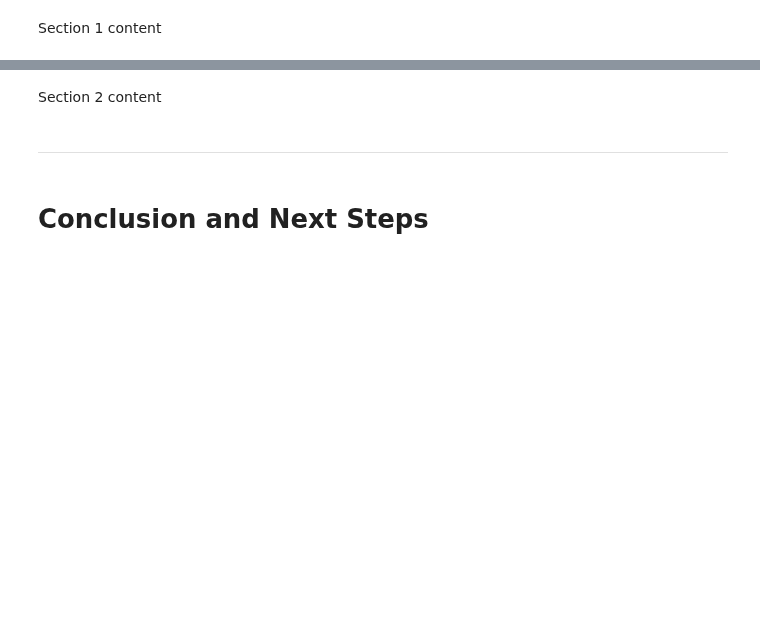
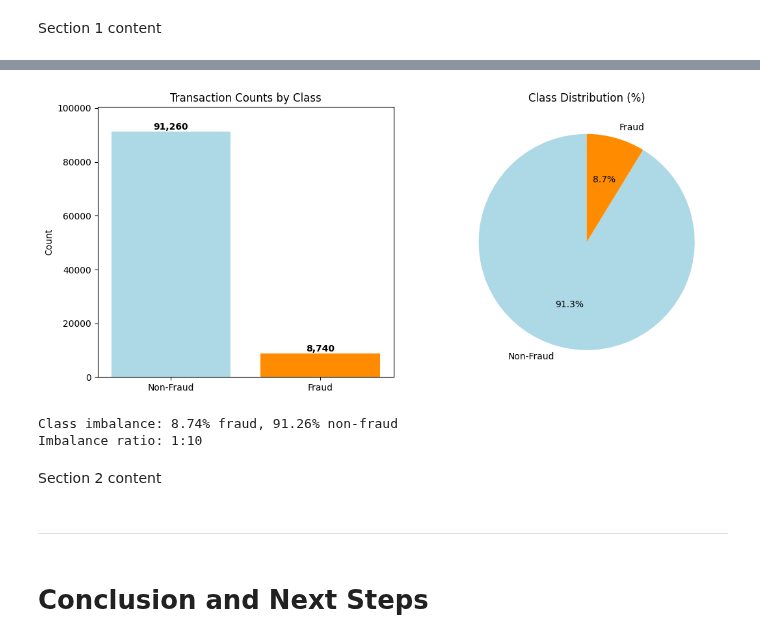
Before and after one commit to JayneLawley/Credit-Card-Fraud-Analysis, a Jupyter notebook: jupyter_notebooks/02_EDA.ipynb, the cells around one changed output, grey strips where cells are left out. Saved outputs shown, nothing was run; the diff lists cells and outputs as text; code cells hidden in the pictures; blank space fills up the shorter version.

```diff
--- a/jupyter_notebooks/02_EDA.ipynb
+++ b/jupyter_notebooks/02_EDA.ipynb
@@ -49,0 +90,14 @@ Section 1 content
+# %%
+# Import Data analysis and visualisation libraries for EDA
+import pandas as pd # for data manipulation
+import matplotlib.pyplot as plt # for basic plotting
+import seaborn as sns # for enhanced visualisations
+from scipy import stats # Statistical libraries
+from scipy.stats import chi2_contingency # Chi-squared test
+import numpy as np # for numerical operations
+import plotly.express as px # for interactive visualisations
+
+# Load processed dataset (output from 100k 01_ETL.ipynb) and check structure
+df = pd.read_csv("data/processed/card_transdata_processed.csv")
+
+df.shape # display the shape of the dataframe
@@ -50,3 +152,32 @@ Section 1 content
+# %%
+# Visualise overall fraud class balance (Matplotlib)
+fraud_counts = df['fraud'].value_counts() # Count of each class
+fraud_pct = df['fraud'].value_counts(normalize=True) # Percentage of each class
+
+fig, axes = plt.subplots(1, 2, figsize=(12, 6)) # 1 row, 2 colmumns for side-by-side plots
+
+# Fraud Count Bar Plot
+axes[0].bar(['Non-Fraud', 'Fraud'], fraud_counts.values, color=['lightblue', 'darkorange']) # bar chart
+axes[0].set_ylabel('Count') # y-axis label
+axes[0].set_title('Transaction Counts by Class') # title
+axes[0].set_ylim(0, fraud_counts.max() * 1.1) # set y-axis limit
+for i, v in enumerate(fraud_counts.values): # loop through bars
+    axes[0].text(i, v, f'{v:,}', ha='center', va='bottom', fontweight='bold') # value labels
+
+# Percentage Pie Plot
+axes[1].pie(fraud_pct.values, labels=['Non-Fraud', 'Fraud'], autopct='%1.1f%%',  # display percentages
+            colors=['lightblue', 'darkorange'], startangle=90) # pie chart
+axes[1].set_title('Class Distribution (%)') # title
+
+plt.tight_layout(pad=5.0) # adjust layout
+plt.show() # display plot
+
+print(f"Class imbalance: {fraud_pct[1]:.2%} fraud, {fraud_pct[0]:.2%} non-fraud") # print class percentages
+print(f"Imbalance ratio: 1:{int(fraud_pct[0]/fraud_pct[1])}") # print imbalance ratio
+# %% [output]
+[figure, added]
+Class imbalance: 8.74% fraud, 91.26% non-fraud
+Imbalance ratio: 1:10
 # %% [markdown]
 Section 2 content
 # %% [markdown]
```
Also changed, not shown: parts of 15 cells of this notebook.
